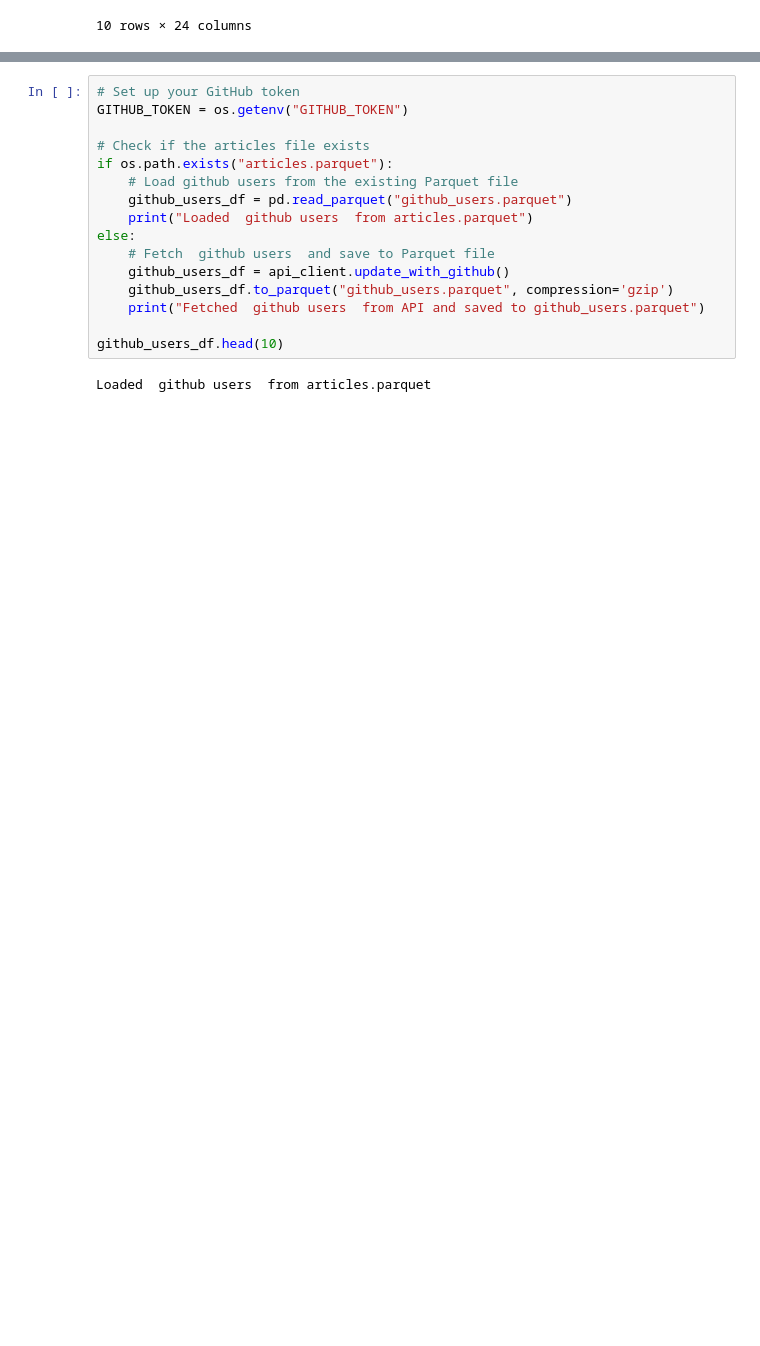
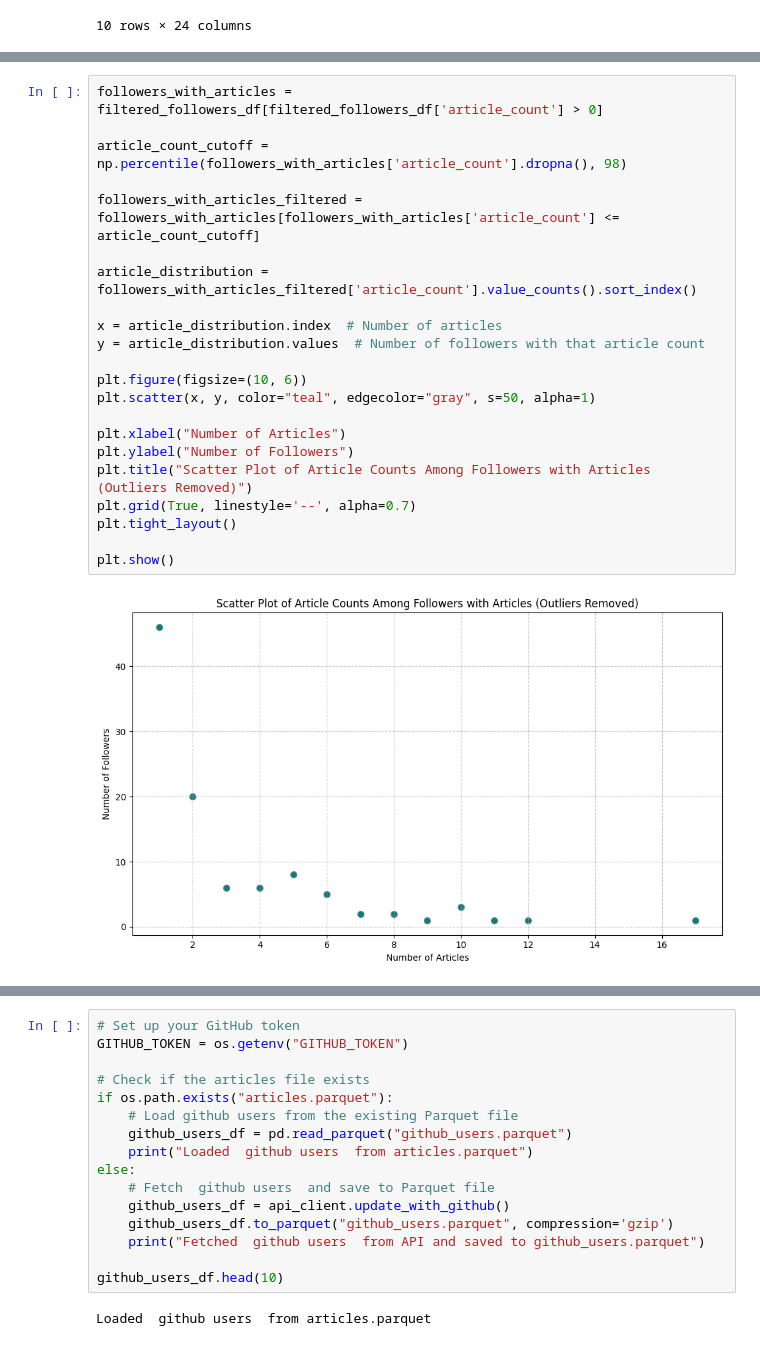
Before and after one commit to olgazju/blog_dev_to_audience_analyzer, a Jupyter notebook: analysis.ipynb, the cells around one changed output, grey strips where cells are left out. Saved outputs shown, nothing was run; the diff lists cells and outputs as text; blank space fills up the shorter version.

```diff
--- a/analysis.ipynb
+++ b/analysis.ipynb
@@ -1130,0 +806,24 @@ plt.show()
+# %%
+followers_with_articles = filtered_followers_df[filtered_followers_df['article_count'] > 0]
+
+article_count_cutoff = np.percentile(followers_with_articles['article_count'].dropna(), 98)
+
+followers_with_articles_filtered = followers_with_articles[followers_with_articles['article_count'] <= article_count_cutoff]
+
+article_distribution = followers_with_articles_filtered['article_count'].value_counts().sort_index()
+
+x = article_distribution.index  # Number of articles
+y = article_distribution.values  # Number of followers with that article count
+
+plt.figure(figsize=(10, 6))
+plt.scatter(x, y, color="teal", edgecolor="gray", s=50, alpha=1)
+
+plt.xlabel("Number of Articles")
+plt.ylabel("Number of Followers")
+plt.title("Scatter Plot of Article Counts Among Followers with Articles (Outliers Removed)")
+plt.grid(True, linestyle='--', alpha=0.7)
+plt.tight_layout()
+
+plt.show()
+# %% [output]
+[figure, added]
```
Also changed, not shown: parts of 71 cells of this notebook, 2 other files.
